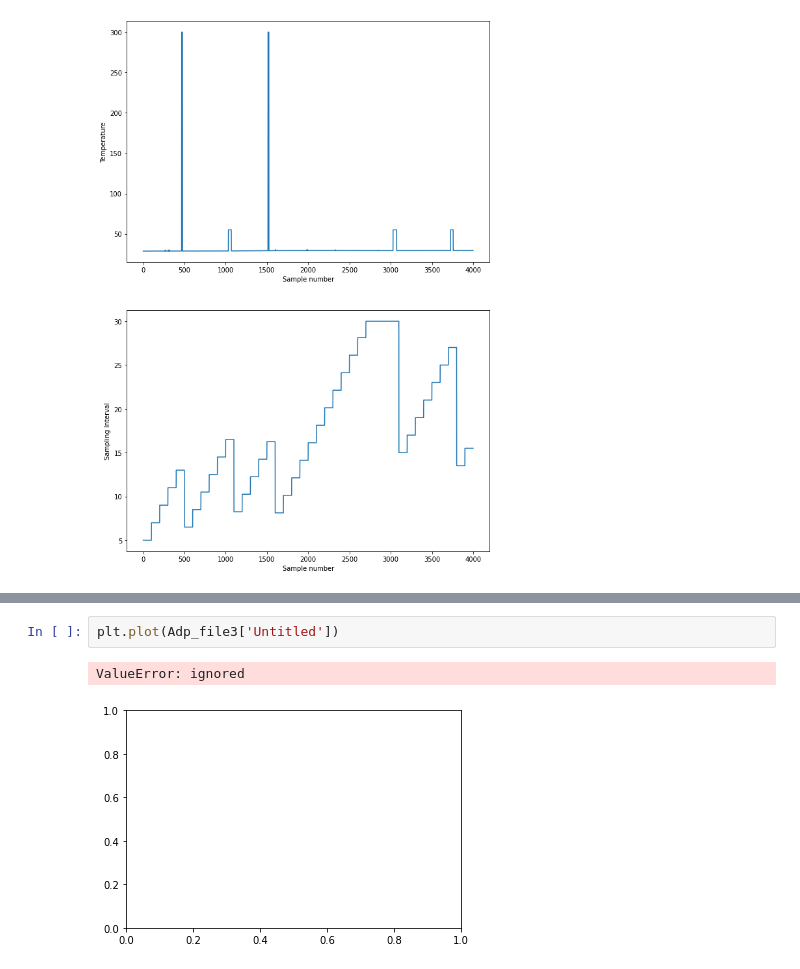
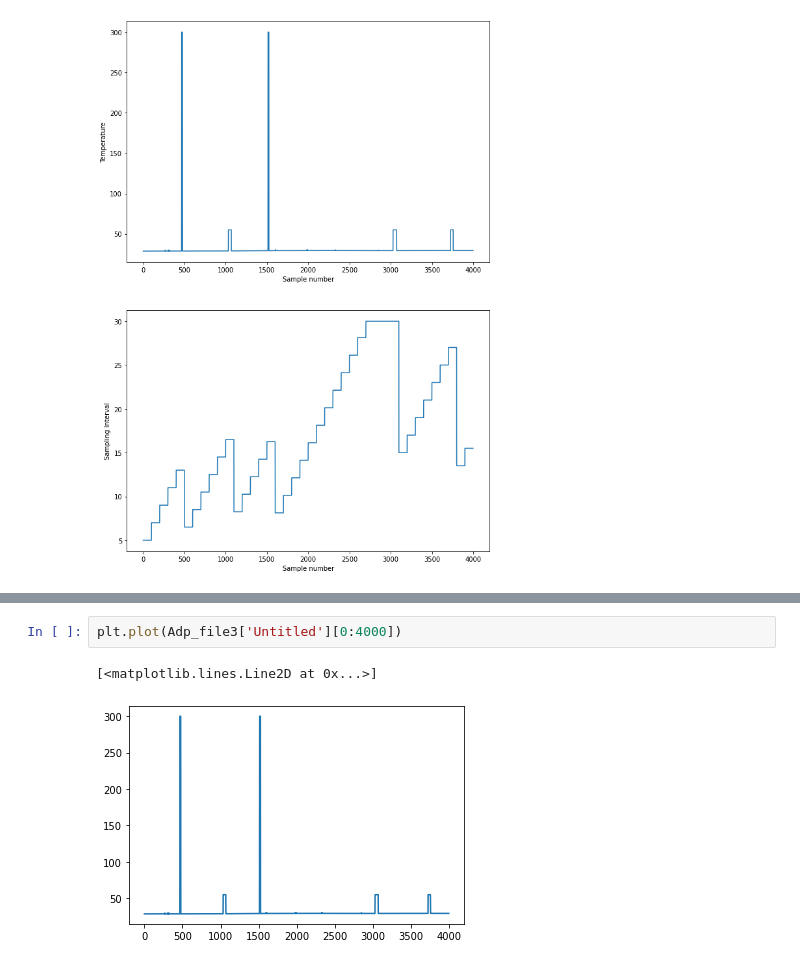
Before and after one commit to ssunilkumar/intro_test, a Jupyter notebook: clustering.ipynb, the cells around one changed output, grey strips where cells are left out. Saved outputs shown, nothing was run; the diff lists cells and outputs as text.

```diff
--- a/clustering.ipynb
+++ b/clustering.ipynb
@@ -136,5 +153,5 @@ FileNotFoundError: ignored
 # %%
-plt.plot(Adp_file3['Untitled'])
+plt.plot(Adp_file3['Untitled'][0:4000])
 # %% [output]
-ValueError: ignored
+[<matplotlib.lines.Line2D at 0x...>]
-[figure, old version]
+[figure, new version]
```
Also changed, not shown: parts of 5 cells of this notebook.
